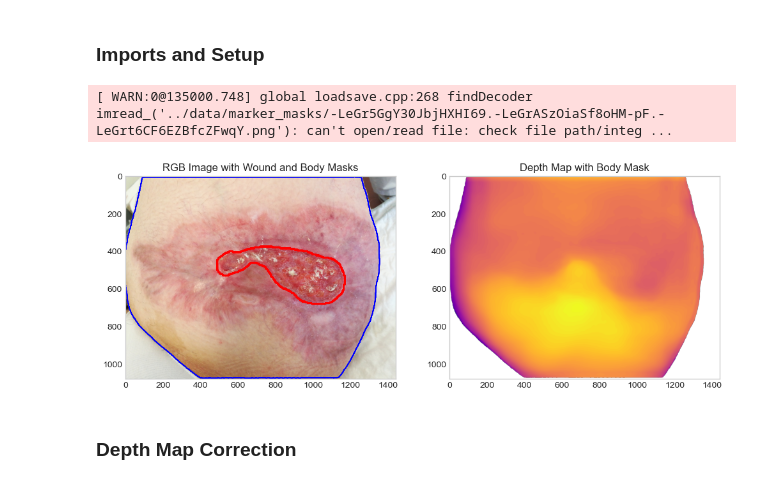
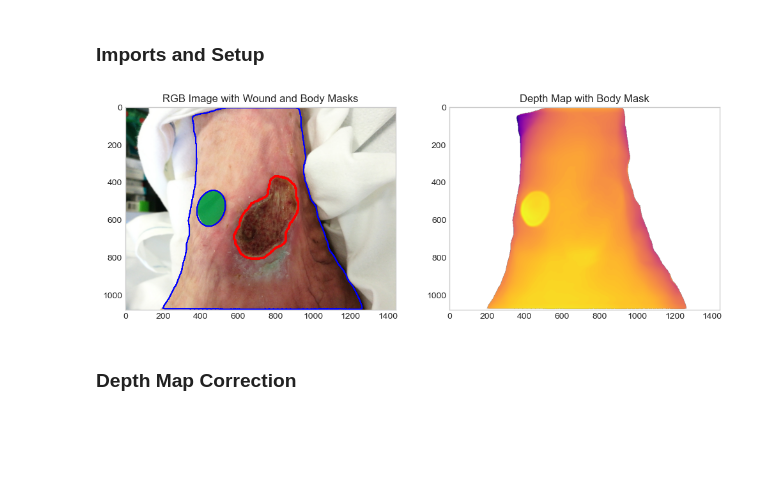
Before and after one commit to MPSVIRAJ/Wound-Border-Characterization, a Jupyter notebook: notebooks/01_pipeline_walkthrough.ipynb, the cells around one changed output. Drawn from its saved outputs; the diff is of its cells as text; code cells hidden in the pictures; blank space fills up the shorter version.

```diff
--- a/notebooks/01_pipeline_walkthrough.ipynb
+++ b/notebooks/01_pipeline_walkthrough.ipynb
@@ -19,7 +19,7 @@ image_id = ['-Lc_d-g4yyU44NLZYjLv.-Lc_dR6iUjsYfyL3NJc5.-Lc_dxMn-GvgO7lEfgfE',
             '-Leujocx_cjh-Ci6MrBu.-NLUo7sNx6hp4uSLWSwI.-NQ-6HHv1xoKIDy48blM',
             '-LcjI5OGPRxeAj_JwEb0.-LcjISTwgjaAZF_xYXxT.-LjFh4DROm9CaNMN6ic9',
             '-N3TKnmASS39_DJZaHma.-N3TNrRY-7i9dZsKTiNn.-NiZ5C4oQu0AO2-_l9Ht']
-name = image_id[5]
+name = image_id[3]
 
 DATA_PATH = f'../data'
 
@@ -27,35 +27,34 @@ IMAGE_PATH = f'{DATA_PATH}/images/{name}.png'
 WOUND_MASK_PATH = f'{DATA_PATH}/wound_masks/{name}.png'
 BODY_MASK_PATH = f'{DATA_PATH}/body_masks/{name}.png'
 MARKER_MASK_PATH = f'{DATA_PATH}/marker_masks/{name}.png'
 DEPTH_MAP_PATH = f'{DATA_PATH}/depth_maps/{name}.png'
 
 
 image = cv2.imread(IMAGE_PATH)[..., ::-1]
 wound = cv2.imread(WOUND_MASK_PATH, cv2.IMREAD_GRAYSCALE)
 body = cv2.imread(BODY_MASK_PATH, cv2.IMREAD_GRAYSCALE)
 depth= cv2.imread(DEPTH_MAP_PATH, cv2.IMREAD_ANYDEPTH)
 marker = cv2.imread(MARKER_MASK_PATH, cv2.IMREAD_GRAYSCALE)
 
 depth = cv2.bitwise_and(depth, depth, mask=body)
 
 if not marker is None:
     depath = cv2.bitwise_and(depth, depth, mask=~marker)
     body = cv2.bitwise_and(body, body, mask=~marker)
 
 
 fig, (ax1,ax2) = plt.subplots(1, 2, figsize=(12, 6))
 ax1.imshow(image)
 ax1.grid(False) # <--- Explicitly turn off grid
 ax1.contour(wound, colors='red', linewidths=2)
 ax1.contour(body, colors='blue', linewidths=1)
 ax1.set_title("RGB Image with Wound and Body Masks")
 
 ax2.imshow(np.where(depth != 0, depth, np.nan), cmap='plasma_r')
 ax2.set_title("Depth Map with Body Mask")
 ax2.grid(False) # <--- Explicitly turn off grid
 # %% [output]
-[ WARN:0@135000.748] global loadsave.cpp:268 findDecoder imread_('../data/marker_masks/-LeGr5GgY30JbjHXHI69.-LeGrASzOiaSf8oHM-pF.-LeGrt6CF6EZBfcZFwqY.png'): can't open/read file: check file path/integ ...
-[figure, old version]
+[figure, new version]
 # %% [markdown]
 ### Depth Map Correction
 # %%
```
Also changed, not shown: parts of 11 cells of this notebook.
